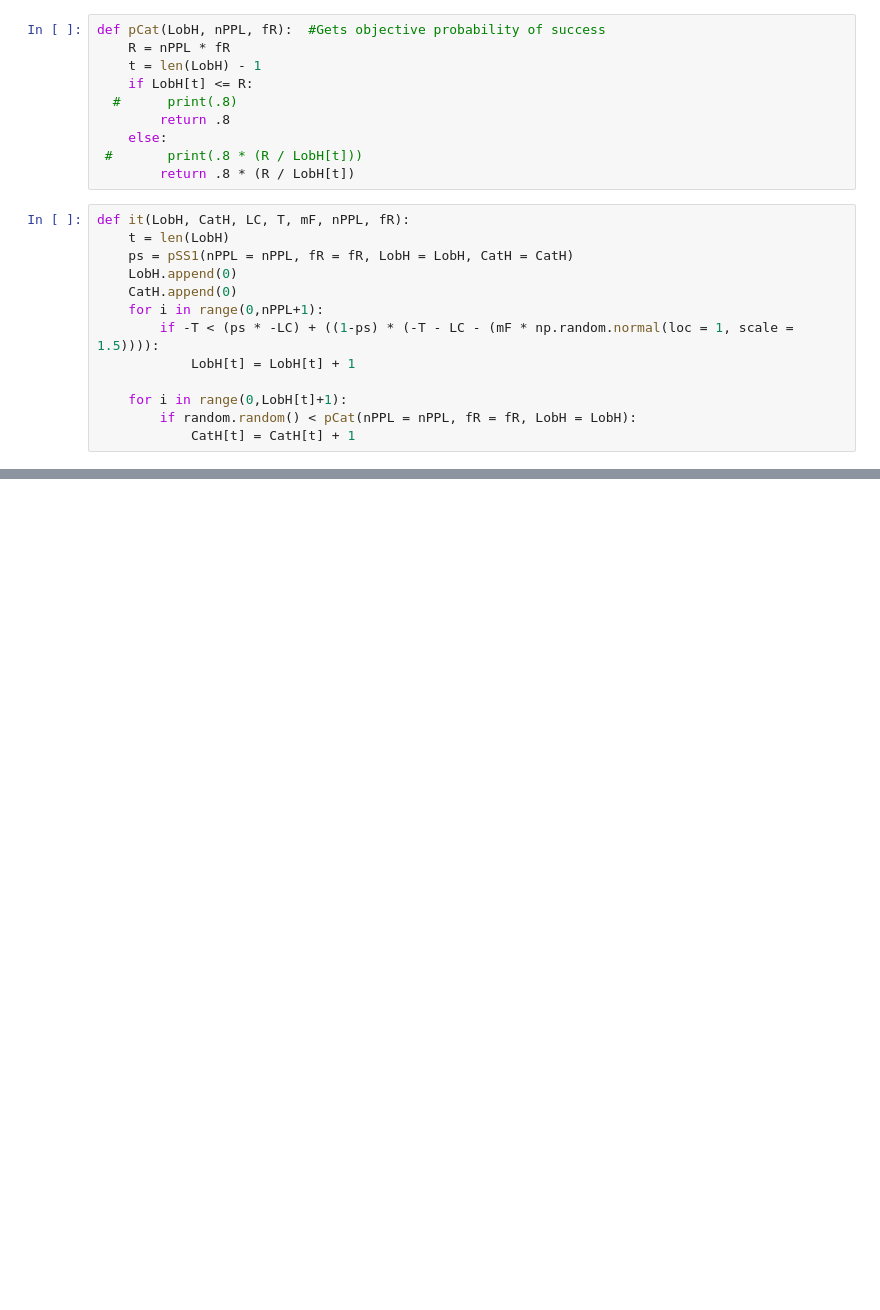
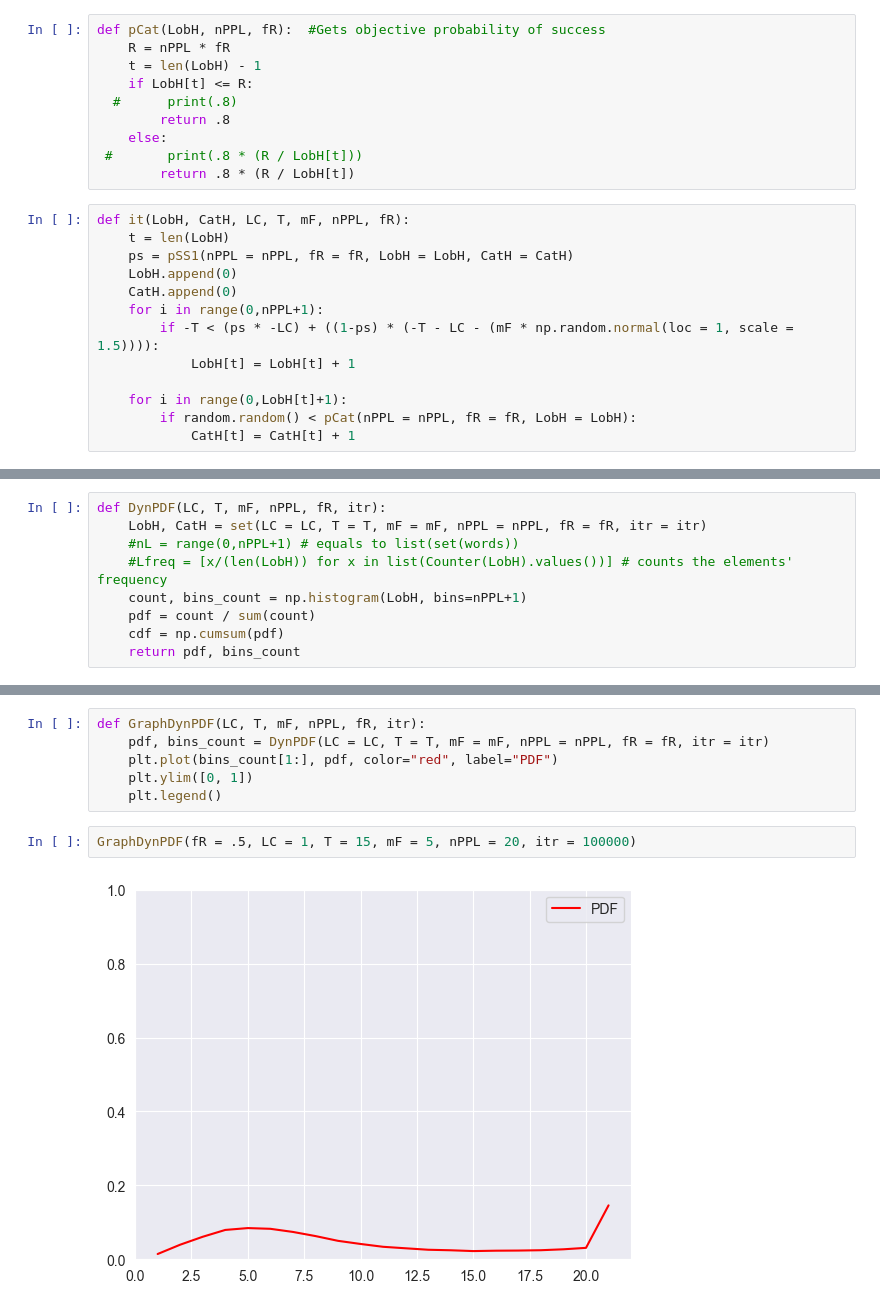
Before and after one commit to JTayMilli/391X, a Jupyter notebook: BoringDynamics.ipynb, the cells around one changed output, grey strips where cells are left out. Drawn from its saved outputs; the diff is of its cells as text; blank space fills up the shorter version.

```diff
--- a/BoringDynamics.ipynb
+++ b/BoringDynamics.ipynb
@@ -124,0 +95,9 @@ sum(Lfreq)
+# %%
+def DynPDF(LC, T, mF, nPPL, fR, itr):
+    LobH, CatH = set(LC = LC, T = T, mF = mF, nPPL = nPPL, fR = fR, itr = itr)
+    #nL = range(0,nPPL+1) # equals to list(set(words))
+    #Lfreq = [x/(len(LobH)) for x in list(Counter(LobH).values())] # counts the elements' frequency
+    count, bins_count = np.histogram(LobH, bins=nPPL+1)
+    pdf = count / sum(count)
+    cdf = np.cumsum(pdf)
+    return pdf, bins_count
@@ -124,0 +117,10 @@ sum(Lfreq)
+# %%
+def GraphDynPDF(LC, T, mF, nPPL, fR, itr):
+    pdf, bins_count = DynPDF(LC = LC, T = T, mF = mF, nPPL = nPPL, fR = fR, itr = itr)
+    plt.plot(bins_count[1:], pdf, color="red", label="PDF")
+    plt.ylim([0, 1])
+    plt.legend()
+# %%
+GraphDynPDF(fR = .5, LC = 1, T = 15, mF = 5, nPPL = 20, itr = 100000)
+# %% [output]
+[figure, added]
```
Also changed, not shown: parts of 12 cells of this notebook, 1 other file.
